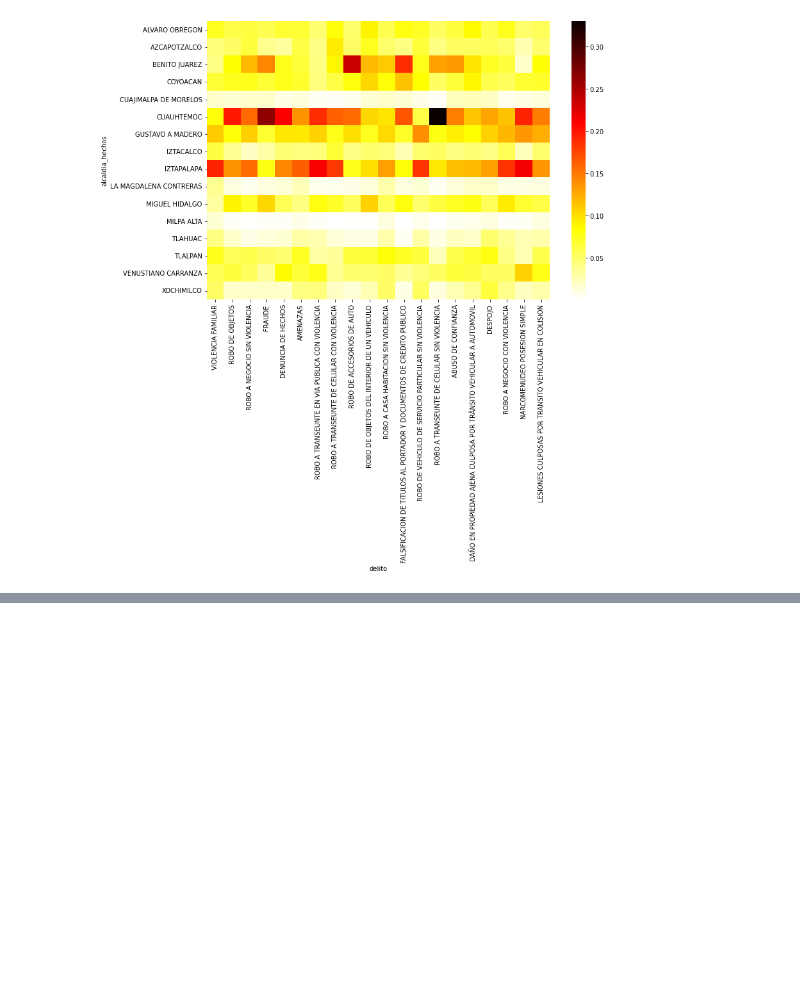
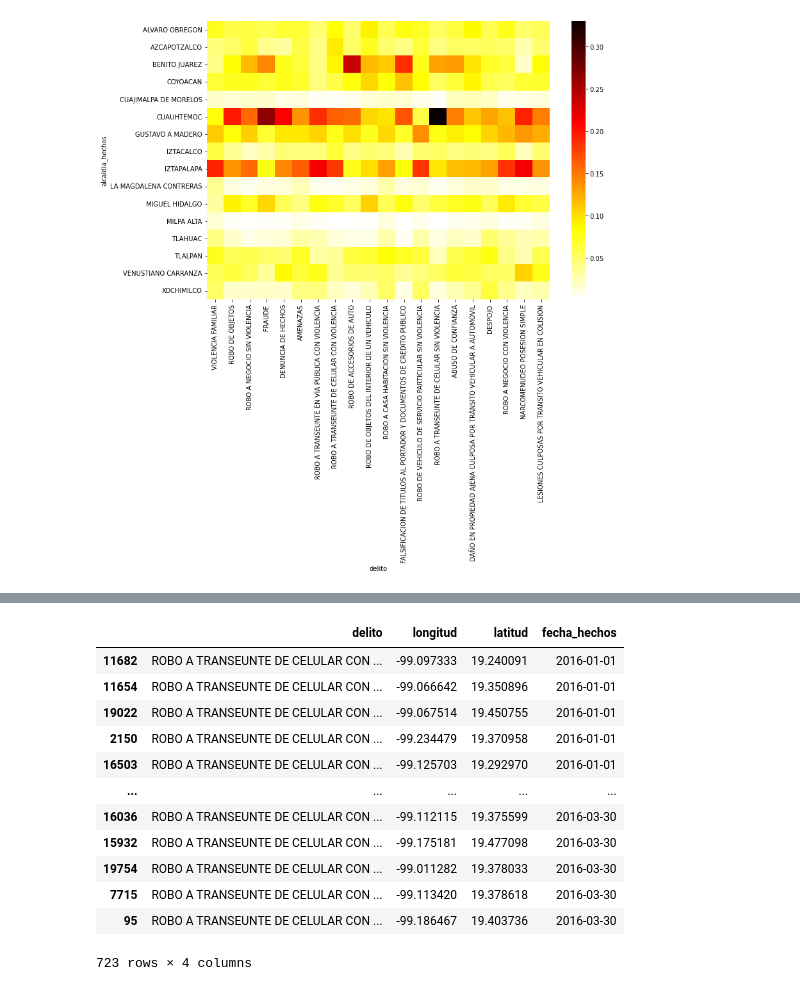
Before and after one commit to xalejandrow/interacting-with-the-twitter-api-project-tutorial, a Jupyter notebook: Crimes_4GKS.ipynb, the cells around one changed output, grey strips where cells are left out. Saved outputs shown, nothing was run; the diff lists cells and outputs as text; code cells hidden in the pictures; blank space fills up the shorter version.

```diff
--- a/Crimes_4GKS.ipynb
+++ b/Crimes_4GKS.ipynb
@@ -471,0 +507,23 @@ fig.show()
+# %%
+df_rob=df_rob.sort_values(by='fecha_hechos')
+# Filtro menos registros para que no me sature la CPU
+fin=pd.to_datetime('2016-03-31')
+df_rob['fecha_hechos']= pd.to_datetime(df_rob['fecha_hechos'], format='%Y-%m-%d')
+df_rob=df_rob[df_rob['fecha_hechos']<=fin]
+#df_rob['fecha_hechos']= pd.to_datetime(df_rob['fecha_hechos']).date()
+df_rob['fecha_hechos']= pd.to_datetime(df_rob['fecha_hechos']).dt.date
+df_rob
+# %% [output]
+|  | delito | longitud | latitud | fecha_hechos |
+| 11682 | ROBO A TRANSEUNTE DE CELULAR CON ... | -99.097333 | 19.240091 | 2016-01-01 |
+| 11654 | ROBO A TRANSEUNTE DE CELULAR CON ... | -99.066642 | 19.350896 | 2016-01-01 |
+| 19022 | ROBO A TRANSEUNTE DE CELULAR CON ... | -99.067514 | 19.450755 | 2016-01-01 |
+| 2150 | ROBO A TRANSEUNTE DE CELULAR CON ... | -99.234479 | 19.370958 | 2016-01-01 |
+| 16503 | ROBO A TRANSEUNTE DE CELULAR CON ... | -99.125703 | 19.292970 | 2016-01-01 |
+| ... | ... | ... | ... | ... |
+| 16036 | ROBO A TRANSEUNTE DE CELULAR CON ... | -99.112115 | 19.375599 | 2016-03-30 |
+| 15932 | ROBO A TRANSEUNTE DE CELULAR CON ... | -99.175181 | 19.477098 | 2016-03-30 |
+| 19754 | ROBO A TRANSEUNTE DE CELULAR CON ... | -99.011282 | 19.378033 | 2016-03-30 |
+| 7715 | ROBO A TRANSEUNTE DE CELULAR CON ... | -99.113420 | 19.378618 | 2016-03-30 |
+| 95 | ROBO A TRANSEUNTE DE CELULAR CON ... | -99.186467 | 19.403736 | 2016-03-30 |
+723 rows × 4 columns
```
Also changed, not shown: parts of 4 cells of this notebook.
